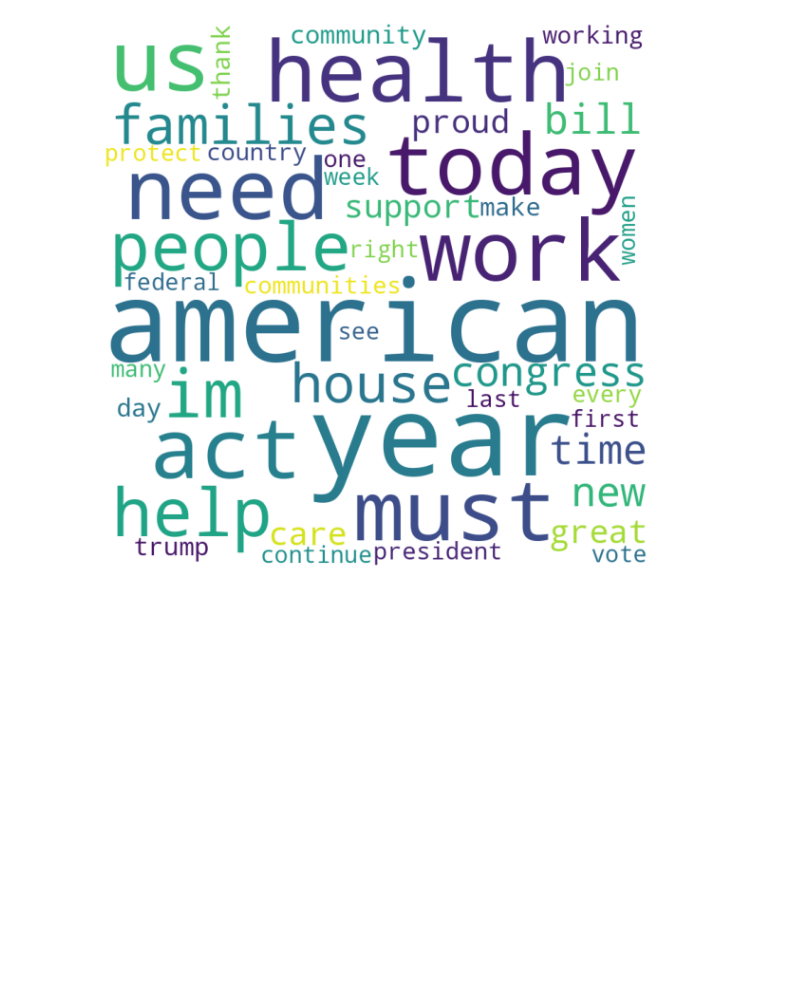
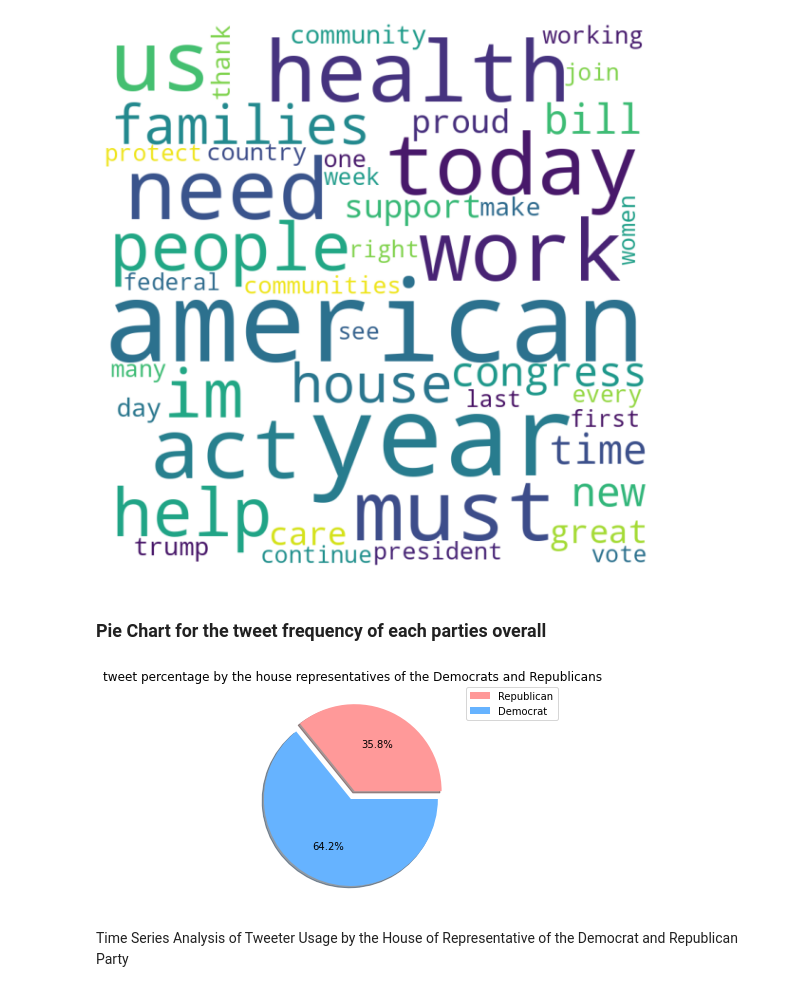
Before and after one commit to VieVaWaldi/PoliticalDespairTwitter, a Jupyter notebook: AnalysisSummary.ipynb, the cells around one changed output. Cells and saved outputs as stored; diff of their text form; code cells hidden in the pictures; blank space fills up the shorter version.

Commit message:
added a pie chart for republican vs democrat tweet usage percentage

```diff
--- a/AnalysisSummary.ipynb
+++ b/AnalysisSummary.ipynb
@@ -129,3 +129,26 @@ plt.tight_layout(pad = 0)
 plt.show()
 # %% [output]
 [figure]
+# %% [markdown]
+### Pie Chart for the tweet frequency of each parties overall
+# %%
+df = pd.read_csv('data_preprocessed/1_tweet_per_party.csv')
+df = df[1:]
+df
+
+
+# plot pie chart
+
+# colors = ['#0000ff','#DE0100']
+colors = ['#ff9999','#66b3ff','#99ff99','#ffcc99']
+ax = df.plot(kind='pie', y='tweet count',
+ colors=colors, autopct='%1.1f%%',
+ shadow=True, explode=[0.05, 0.05],
+ title='tweet percentage by the house representatives of the Democrats and Republicans',
+ legend=True, ylabel='',labeldistance=None)
+ax.legend(bbox_to_anchor=(1, 1.02), loc='upper left', labels=df.username)
+plt.show()
+# %% [output]
+[figure, added]
+# %% [markdown]
+Time Series Analysis of Tweeter Usage by the House of Representative of the Democrat and Republican Party
```
